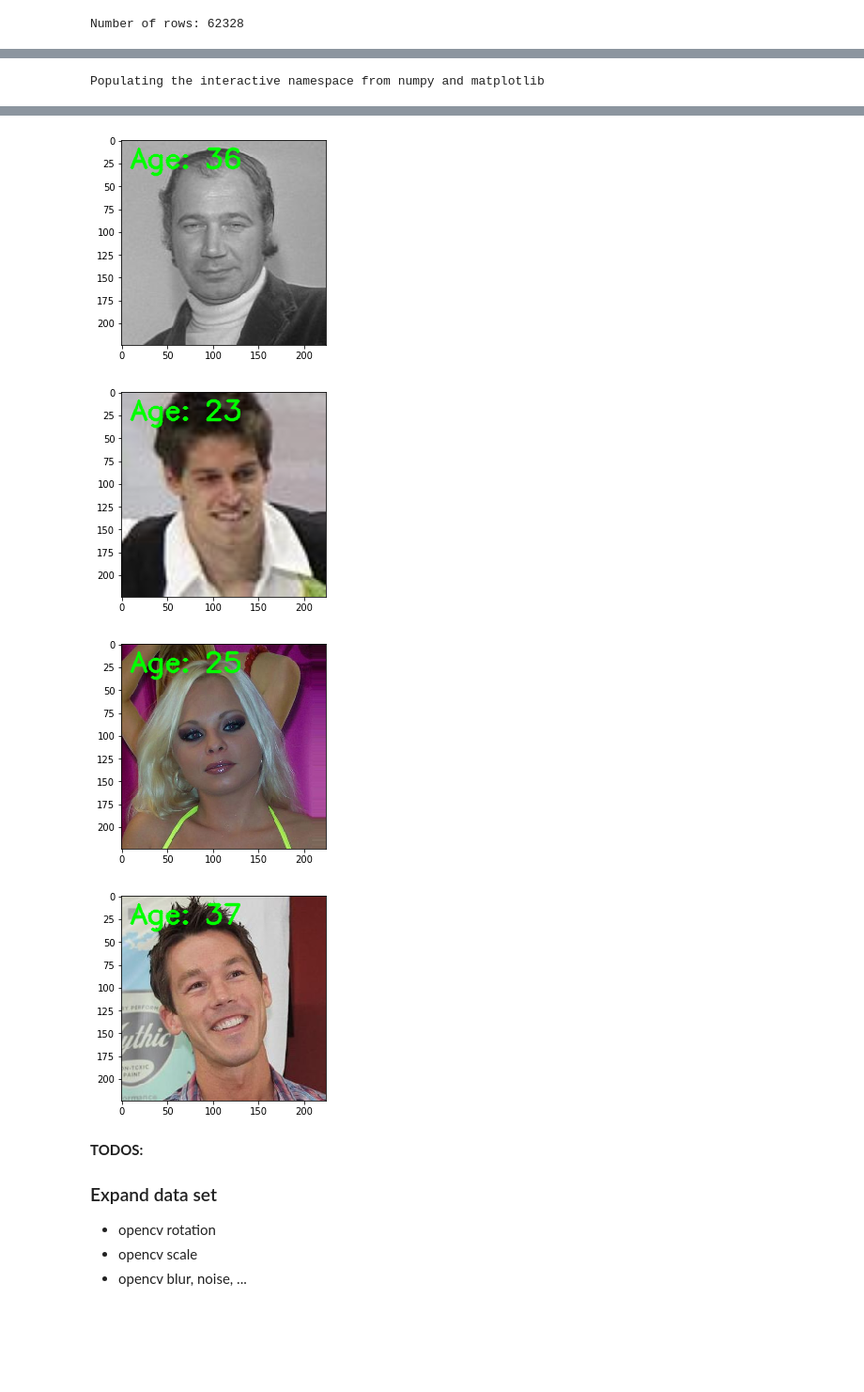
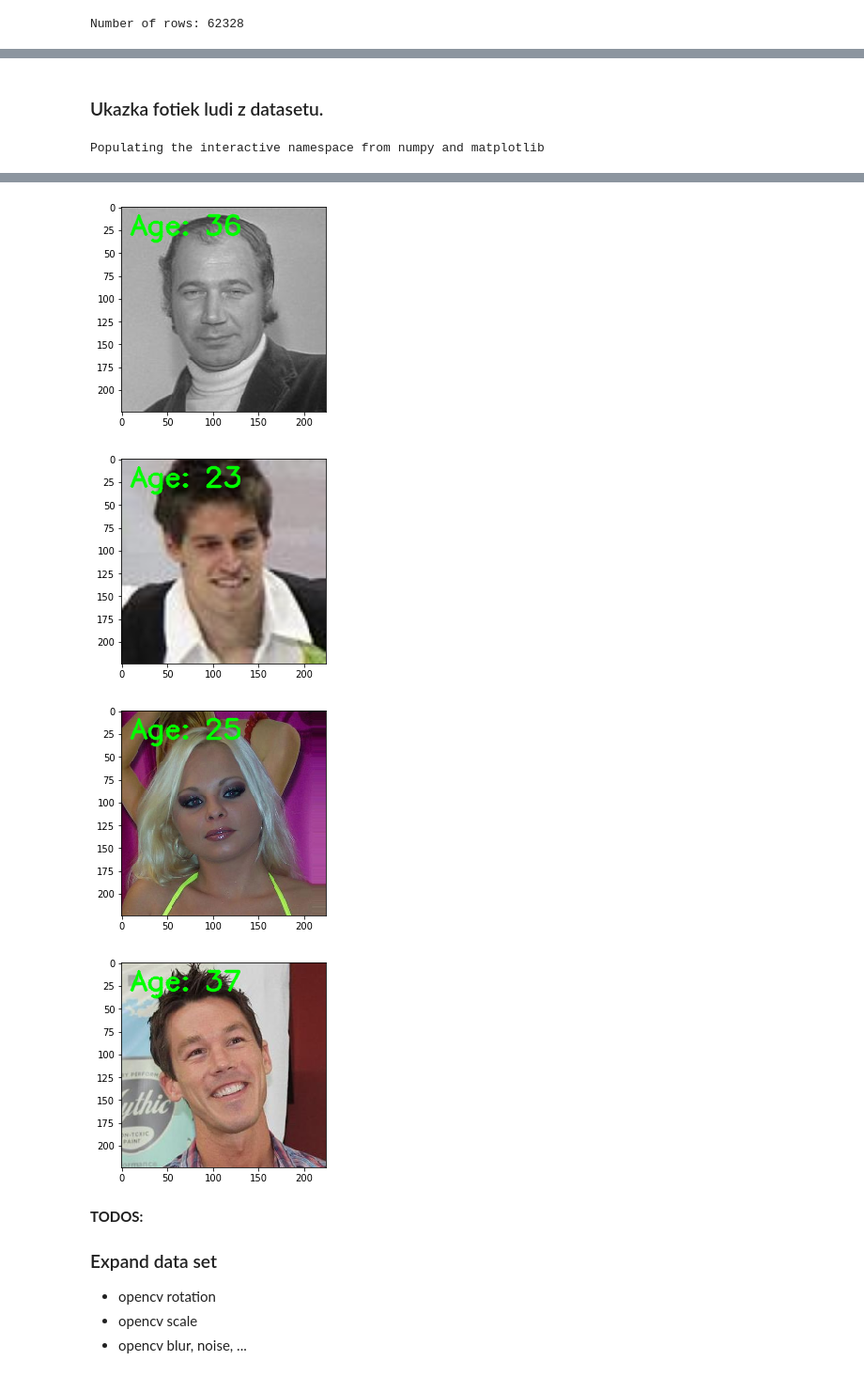
Before and after one commit to EdvinM/FIIT_NS_Mako_Schrojf, a Jupyter notebook: notebooks/Data_Analysis.ipynb, the cells around one changed output, grey strips where cells are left out. Shown at 94% size. Saved outputs shown, nothing was run; the diff lists cells and outputs as text; code cells hidden in the pictures; blank space fills up the shorter version.

Commit message:
Completed analysis on wiki dataset

```diff
--- a/notebooks/Data_Analysis.ipynb
+++ b/notebooks/Data_Analysis.ipynb
@@ -74,13 +53,12 @@ array([723671, 703186, 711677, ..., 720620, 723893, 713846], dtype=int32)
 
 columns_n = len(wiki[0][0]) # 8
 rows_n = len(wiki[0][0][0][0]) # 62328
+
 columns = ["dob", "photo_taken", "full_path", "gender", "name", "face_location", "face_score", "second_face_score"]
+data = {}
 
-wiki_df = None
+for j in range(columns_n):
+    column = wiki[0][0][j][0]
+    data[columns[j]] = column
 
-for i in range(1):
-    data = {}
-    for j in range(columns_n):
-        column = wiki[0][0][j][0]
-        data[columns[j]] = column
-    wiki_df = pd.DataFrame(data = data, columns = columns)
+wiki_df = pd.DataFrame(data = data, columns = columns)
@@ -100,6 +90,9 @@ def matlab2datetime(matlab_datenum):
         #print("Invalid dob value:", matlab_datenum)
         return None
 
-wiki_df['date_of_birth'] = [matlab2datetime(datenum) for datenum in wiki_df['dob']]
+wiki_df['date_of_birth'] = [matlab2datetime(datenum).date() for datenum in wiki_df['dob']]
 wiki_df['year_of_birth'] = [dt.year for dt in wiki_df['date_of_birth']]
 wiki_df['age'] = wiki_df['photo_taken'] - wiki_df['year_of_birth']
+
+# Remove dob column. Not needed
+wiki_df = wiki_df.drop(['dob'], axis=1)
@@ -116,0 +111,10 @@ wiki_df.head()
+# %%
+def map_names(value):
+    if value == None or len(value) == 0:
+        return value
+
+    return value[0]
+# %%
+wiki_df['full_path'] = wiki_df['full_path'].map(lambda x: x[0])
+wiki_df['face_location'] = wiki_df['face_location'].map(lambda x: x[0])
+wiki_df['name'] = wiki_df['name'].map(map_names)
@@ -271,11 +356,14 @@ gender_wiki_df
+# %% [markdown]
+### Ukazka fotiek ludi z datasetu.
 # %%
+import cv2
 %pylab inline
 
 font = cv2.FONT_HERSHEY_SIMPLEX
 
 for i in range(10):
     age = 'Age: ' + str(age_wiki_df['age'][int(i)])
-    image_path = '../data/raw/wiki_crop/' + str(age_wiki_df['full_path'][int(i)][0])
+    image_path = '../data/raw/wiki_crop/' + str(age_wiki_df['full_path'][int(i)])
 
     im = cv2.imread(image_path)
     im_resized = cv2.resize(im, (224, 224), interpolation=cv2.INTER_LINEAR)
@@ -300,7 +388,7 @@ Populating the interactive namespace from numpy and matplotlib
-[figure, old version]
+[figure, new version]
-[figure, old version]
+[figure, new version]
-[figure, old version]
+[figure, new version]
-[figure, old version]
+[figure, new version]
 # %% [markdown]
 **TODOS:**
 
```
Also changed, not shown: parts of 60 cells of this notebook.
